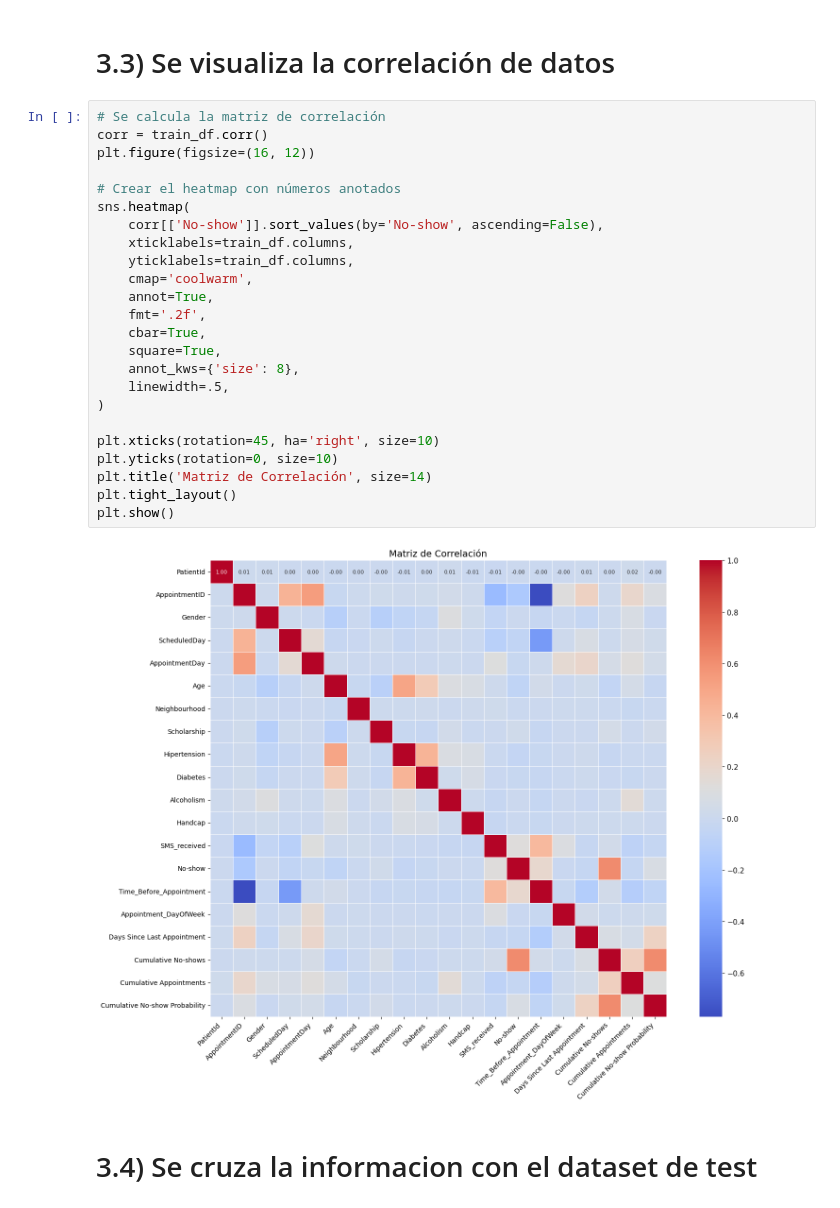
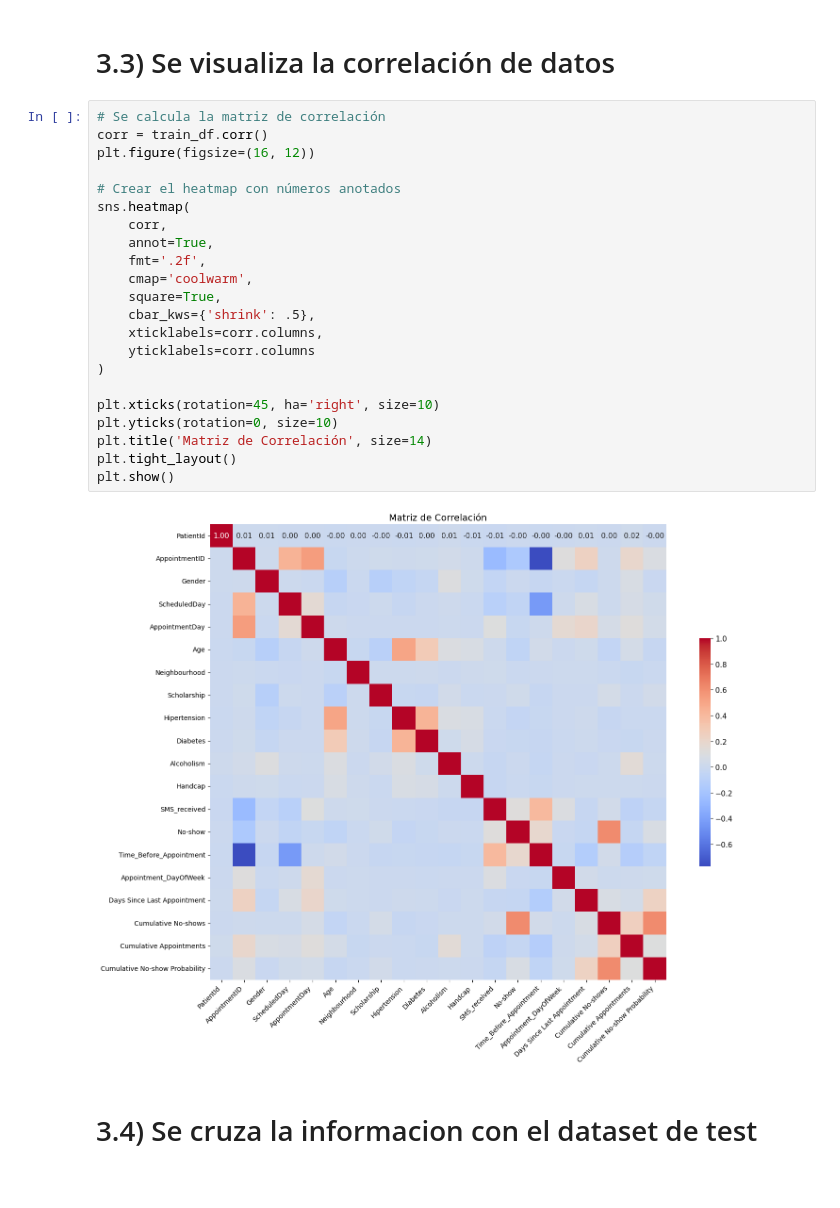
Before and after one commit to SValduezaL/TFM-Master-IA-INESDI, a Jupyter notebook: BBDD Kaagle/predicción_ inasistencia_v2.ipynb, the cells around one changed output. Drawn from its saved outputs; the diff is of its cells as text.

```diff
--- a/BBDD Kaagle/predicción_ inasistencia_v2.ipynb
+++ b/BBDD Kaagle/predicción_ inasistencia_v2.ipynb
@@ -292,29 +292,27 @@ train_df.head(10)
 # %%
 # Se calcula la matriz de correlación
 corr = train_df.corr()
 plt.figure(figsize=(16, 12))
 
 # Crear el heatmap con números anotados
 sns.heatmap(
-    corr[['No-show']].sort_values(by='No-show', ascending=False),
-    xticklabels=train_df.columns,
-    yticklabels=train_df.columns,
-    cmap='coolwarm',
+    corr,
     annot=True,
     fmt='.2f',
-    cbar=True,
+    cmap='coolwarm',
     square=True,
-    annot_kws={'size': 8},
-    linewidth=.5,
+    cbar_kws={'shrink': .5},
+    xticklabels=corr.columns,
+    yticklabels=corr.columns
 )
 
 plt.xticks(rotation=45, ha='right', size=10)
 plt.yticks(rotation=0, size=10)
 plt.title('Matriz de Correlación', size=14)
 plt.tight_layout()
 plt.show()
 # %% [output]
-[figure, old version]
+[figure, new version]
 # %% [markdown]
 # 3.4) Se cruza la informacion con el dataset de test
 # %%
```
Also changed, not shown: parts of 2 cells of this notebook.
